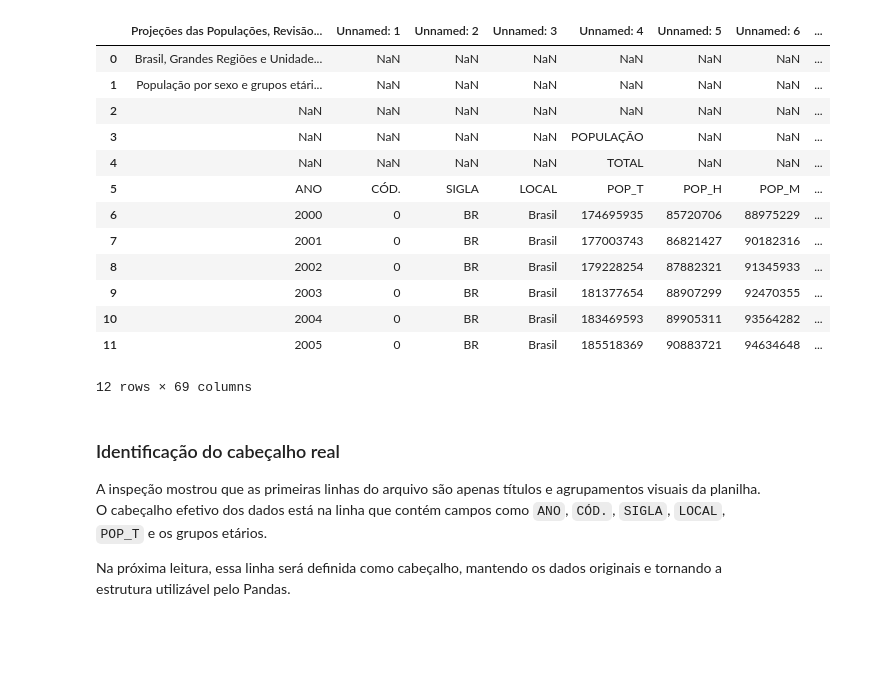
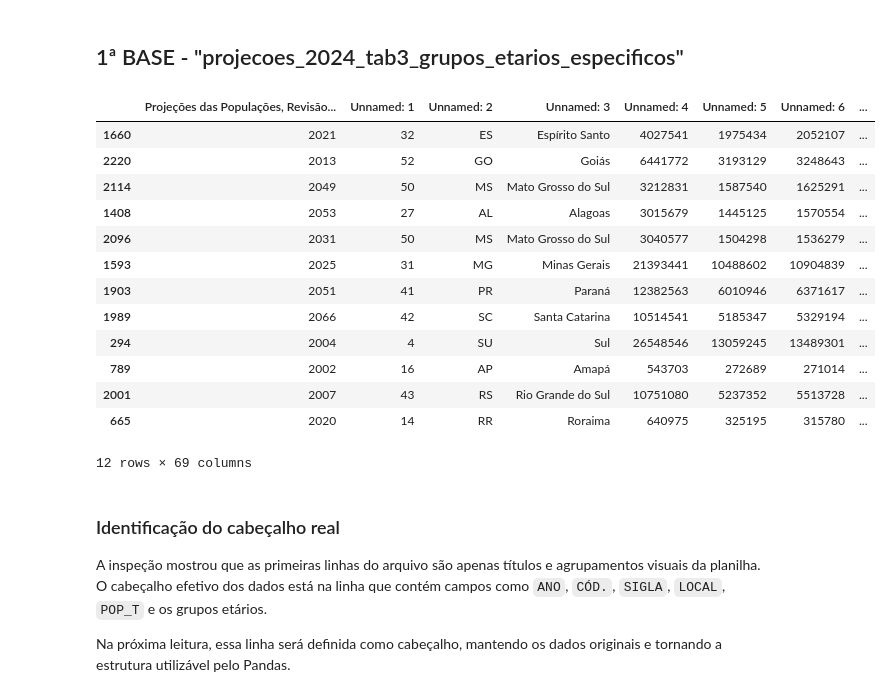
Before and after one commit to Andersonph/Estudo_Dados_Demografico, a Jupyter notebook: Demografia_Previdencia/01_bronze.ipynb, the cells around one changed output. Cells and saved outputs as stored; diff of their text form; code cells hidden in the pictures; blank space fills up the shorter version.

```diff
--- a/Demografia_Previdencia/01_bronze.ipynb
+++ b/Demografia_Previdencia/01_bronze.ipynb
@@ -8,25 +26,27 @@ from pathlib import Path
 # %%
 pasta_origem = Path("dados/origem")
 pasta_bronze = Path("dados/bronze")
+# %% [markdown]
+## 1ª BASE - "projecoes_2024_tab3_grupos_etarios_especificos"
 # %%
 arquivo_tab3 = pasta_origem / "projecoes_2024_tab3_grupos_etarios_especificos.xlsx"
 
 df_tab3 = pd.read_excel(arquivo_tab3)
-df_tab3.head(12)
+df_tab3.sample(12)
 # %% [output]
 |  | Projeções das Populações, Revisão... | Unnamed: 1 | Unnamed: 2 | Unnamed: 3 | Unnamed: 4 | Unnamed: 5 | Unnamed: 6 | ... |
-| 0 | Brasil, Grandes Regiões e Unidade... | NaN | NaN | NaN | NaN | NaN | NaN | ... |
-| 1 | População por sexo e grupos etári... | NaN | NaN | NaN | NaN | NaN | NaN | ... |
-| 2 | NaN | NaN | NaN | NaN | NaN | NaN | NaN | ... |
-| 3 | NaN | NaN | NaN | NaN | POPULAÇÃO | NaN | NaN | ... |
-| 4 | NaN | NaN | NaN | NaN | TOTAL | NaN | NaN | ... |
-| 5 | ANO | CÓD. | SIGLA | LOCAL | POP_T | POP_H | POP_M | ... |
-| 6 | 2000 | 0 | BR | Brasil | 174695935 | 85720706 | 88975229 | ... |
-| 7 | 2001 | 0 | BR | Brasil | 177003743 | 86821427 | 90182316 | ... |
-| 8 | 2002 | 0 | BR | Brasil | 179228254 | 87882321 | 91345933 | ... |
-| 9 | 2003 | 0 | BR | Brasil | 181377654 | 88907299 | 92470355 | ... |
-| 10 | 2004 | 0 | BR | Brasil | 183469593 | 89905311 | 93564282 | ... |
-| 11 | 2005 | 0 | BR | Brasil | 185518369 | 90883721 | 94634648 | ... |
+| 1660 | 2021 | 32 | ES | Espírito Santo | 4027541 | 1975434 | 2052107 | ... |
+| 2220 | 2013 | 52 | GO | Goiás | 6441772 | 3193129 | 3248643 | ... |
+| 2114 | 2049 | 50 | MS | Mato Grosso do Sul | 3212831 | 1587540 | 1625291 | ... |
+| 1408 | 2053 | 27 | AL | Alagoas | 3015679 | 1445125 | 1570554 | ... |
+| 2096 | 2031 | 50 | MS | Mato Grosso do Sul | 3040577 | 1504298 | 1536279 | ... |
+| 1593 | 2025 | 31 | MG | Minas Gerais | 21393441 | 10488602 | 10904839 | ... |
+| 1903 | 2051 | 41 | PR | Paraná | 12382563 | 6010946 | 6371617 | ... |
+| 1989 | 2066 | 42 | SC | Santa Catarina | 10514541 | 5185347 | 5329194 | ... |
+| 294 | 2004 | 4 | SU | Sul | 26548546 | 13059245 | 13489301 | ... |
+| 789 | 2002 | 16 | AP | Amapá | 543703 | 272689 | 271014 | ... |
+| 2001 | 2007 | 43 | RS | Rio Grande do Sul | 10751080 | 5237352 | 5513728 | ... |
+| 665 | 2020 | 14 | RR | Roraima | 640975 | 325195 | 315780 | ... |
 12 rows × 69 columns
 # %% [markdown]
 ### Identificação do cabeçalho real
```
Also changed, not shown: parts of 5 cells of this notebook, 2 other files.
